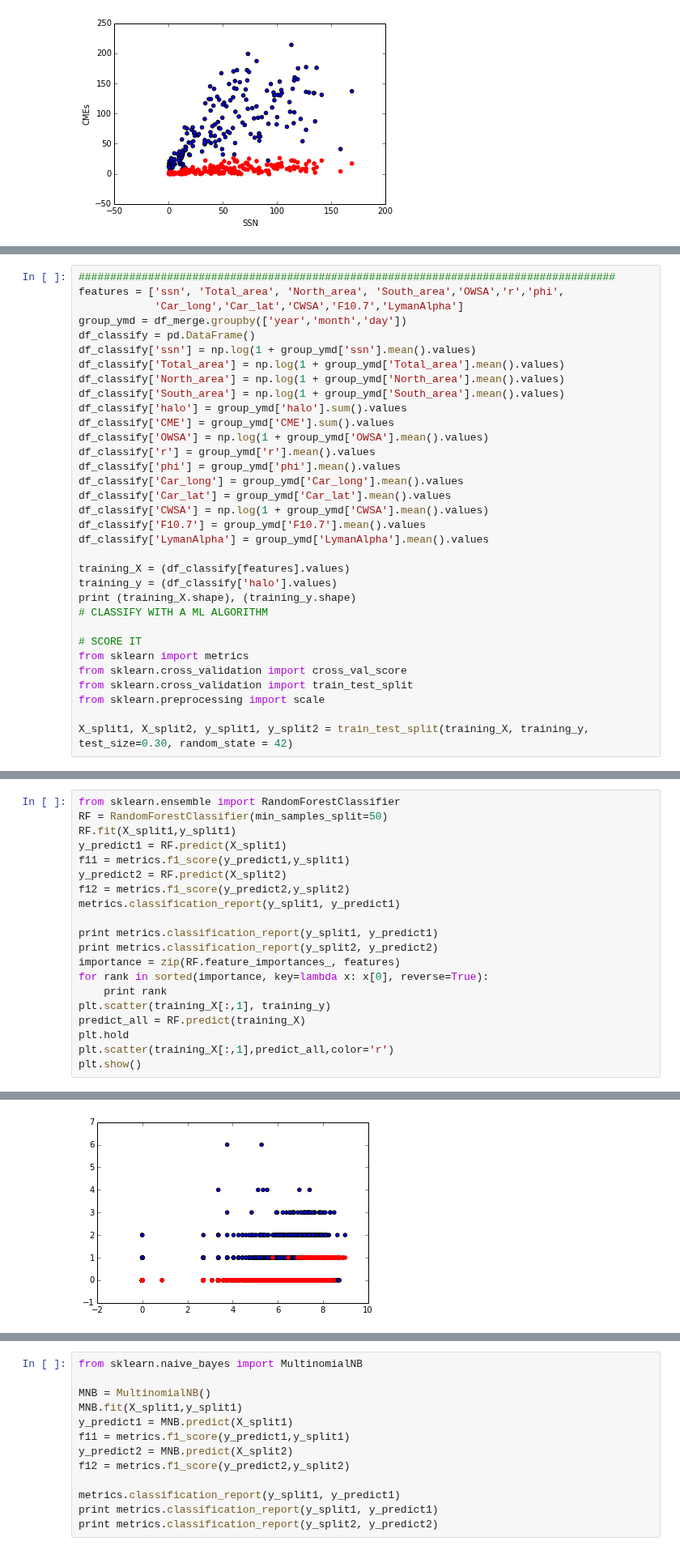
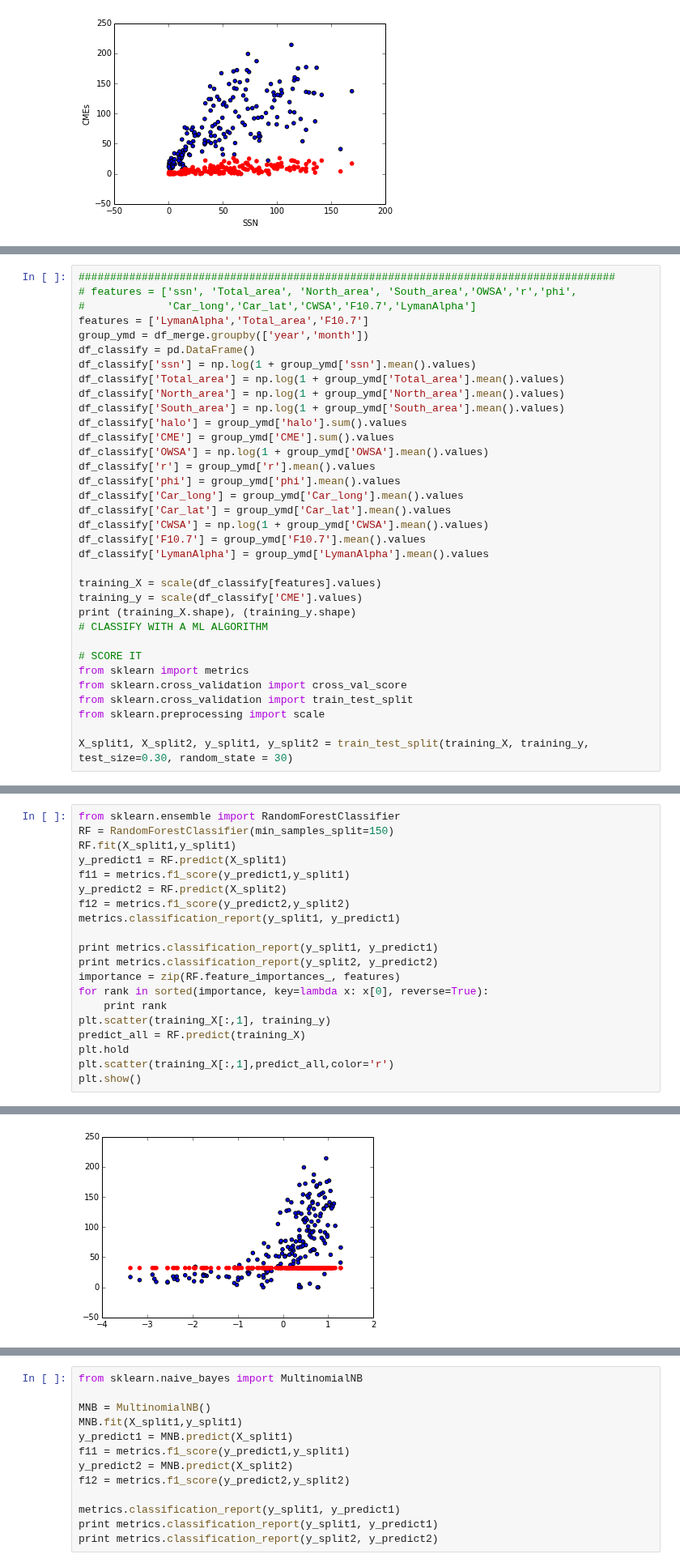
Before and after one commit to dinob0t/ga_project_final, a Jupyter notebook: cmes.ipynb, the cells around one changed output, grey strips where cells are left out. Shown at 81% size. Drawn from its saved outputs; the diff is of its cells as text.

```diff
--- a/cmes.ipynb
+++ b/cmes.ipynb
@@ -325,8 +325,9 @@ plt.hist(df_merge.LymanAlpha)
 # %%
 #####################################################################################
-features = ['ssn', 'Total_area', 'North_area', 'South_area','OWSA','r','phi',
-            'Car_long','Car_lat','CWSA','F10.7','LymanAlpha']
-group_ymd = df_merge.groupby(['year','month','day'])
+# features = ['ssn', 'Total_area', 'North_area', 'South_area','OWSA','r','phi',
+#             'Car_long','Car_lat','CWSA','F10.7','LymanAlpha']
+features = ['LymanAlpha','Total_area','F10.7']
+group_ymd = df_merge.groupby(['year','month'])
 df_classify = pd.DataFrame()
 df_classify['ssn'] = np.log(1 + group_ymd['ssn'].mean().values)
 df_classify['Total_area'] = np.log(1 + group_ymd['Total_area'].mean().values)
@@ -343,8 +344,8 @@ df_classify['CWSA'] = np.log(1 + group_ymd['CWSA'].mean().values)
 df_classify['F10.7'] = group_ymd['F10.7'].mean().values
 df_classify['LymanAlpha'] = group_ymd['LymanAlpha'].mean().values
 
-training_X = (df_classify[features].values)
-training_y = (df_classify['halo'].values)
+training_X = scale(df_classify[features].values)
+training_y = scale(df_classify['CME'].values)
 print (training_X.shape), (training_y.shape)
 # CLASSIFY WITH A ML ALGORITHM
 
@@ -354,5 +355,5 @@ from sklearn.cross_validation import cross_val_score
 from sklearn.cross_validation import train_test_split
 from sklearn.preprocessing import scale
 
-X_split1, X_split2, y_split1, y_split2 = train_test_split(training_X, training_y, test_size=0.30, random_state = 42)
+X_split1, X_split2, y_split1, y_split2 = train_test_split(training_X, training_y, test_size=0.30, random_state = 30)
 # %% [output]
@@ -360,6 +361,6 @@ X_split1, X_split2, y_split1, y_split2 = train_test_split(training_X, training_y
 # %%
 from sklearn.ensemble import RandomForestClassifier
-RF = RandomForestClassifier(min_samples_split=50)
+RF = RandomForestClassifier(min_samples_split=150)
 RF.fit(X_split1,y_split1)
 y_predict1 = RF.predict(X_split1)
 f11 = metrics.f1_score(y_predict1,y_split1)
@@ -398,4 +399,4 @@ avg / total       0.78      0.83      0.76      4111
-[figure, old version]
+[figure, new version]
 # %%
 from sklearn import linear_model
 from sklearn.pipeline import Pipeline
```
Also changed, not shown: parts of 10 cells of this notebook, 2 other files.
